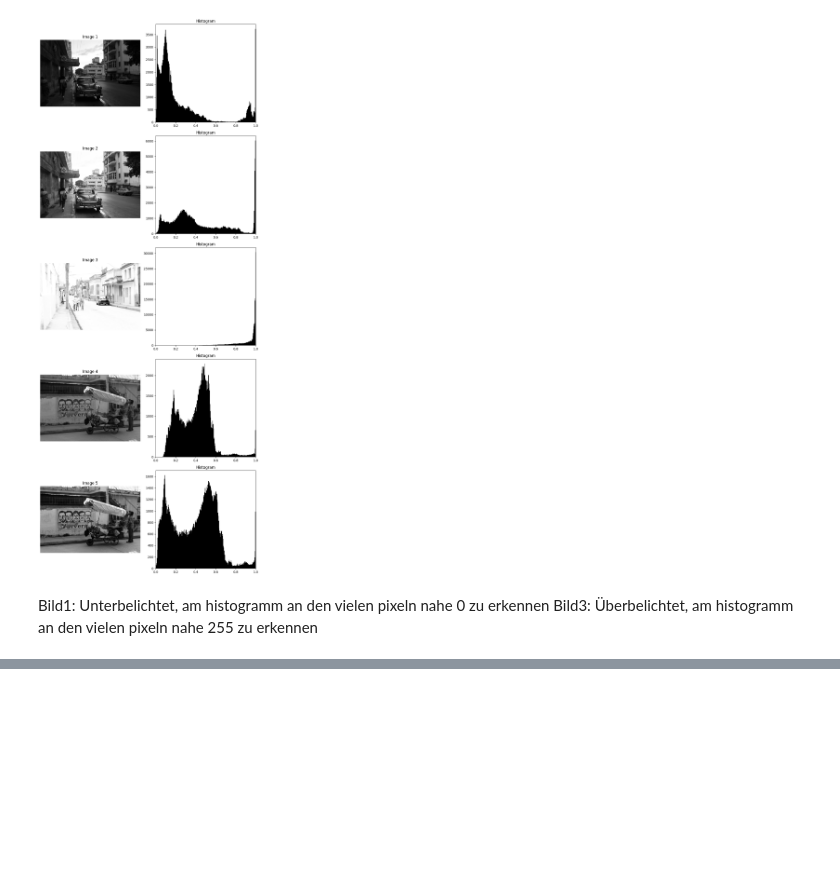
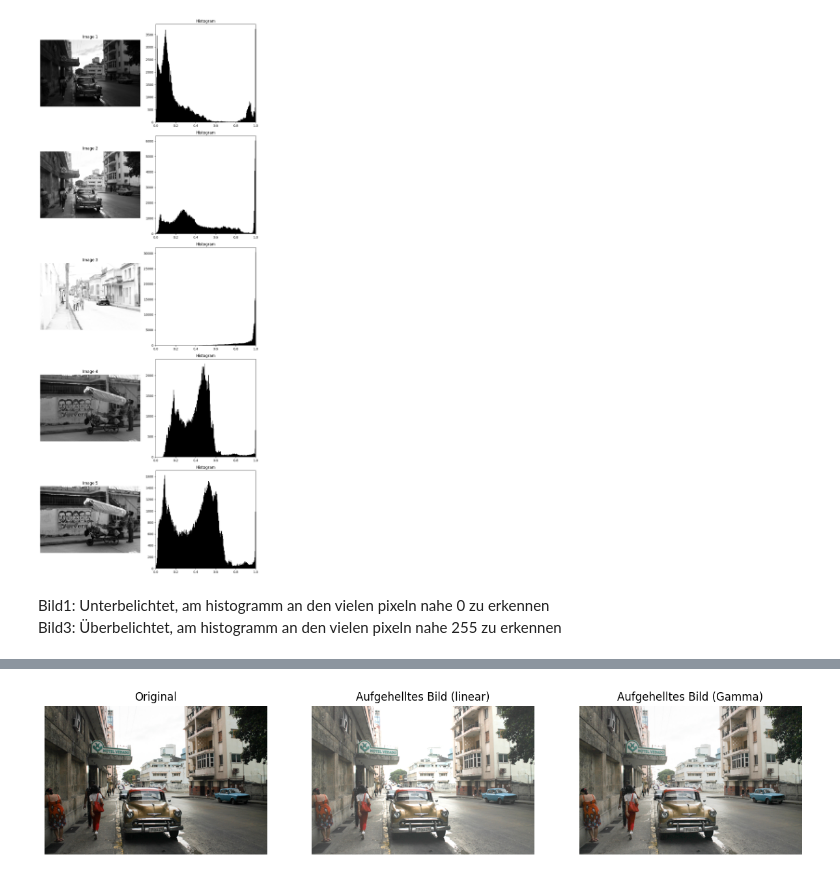
Before and after one commit to moglerdev/2dcv, a Jupyter notebook: 1.Aufgabe/aufgabe1.ipynb, the cells around one changed output, grey strips where cells are left out. Cells and saved outputs as stored; diff of their text form; code cells hidden in the pictures; blank space fills up the shorter version.

```diff
--- a/1.Aufgabe/aufgabe1.ipynb
+++ b/1.Aufgabe/aufgabe1.ipynb
@@ -83,0 +98,20 @@ Bild3: Überbelichtet, am histogramm an den vielen pixeln nahe 255 zu erkennen
+# %%
+gamma = 0.7
+lut_lin = np.clip(np.arange(256) + 50, 0, 255).astype(np.uint8)
+lut_S = np.array([((i / 255.0) ** gamma) * 255 for i in range(256)]).astype(np.uint8)
+brightened_S = lut_S[image]
+brightened_lin = lut_lin[image]
+
+fig, axes = plt.subplots(1, 3, figsize=(15, 5))
+axes[0].imshow(image)
+axes[0].axis('off')
+axes[0].set_title("Original")
+axes[1].imshow(brightened_lin)
+axes[1].axis('off')
+axes[1].set_title("Aufgehelltes Bild (linear)")
+axes[2].imshow(brightened_S)
+axes[2].axis('off')
+axes[2].set_title("Aufgehelltes Bild (Gamma)")
+plt.show()
+# %% [output]
+[figure, added]
```
Also changed, not shown: parts of 9 cells of this notebook.
